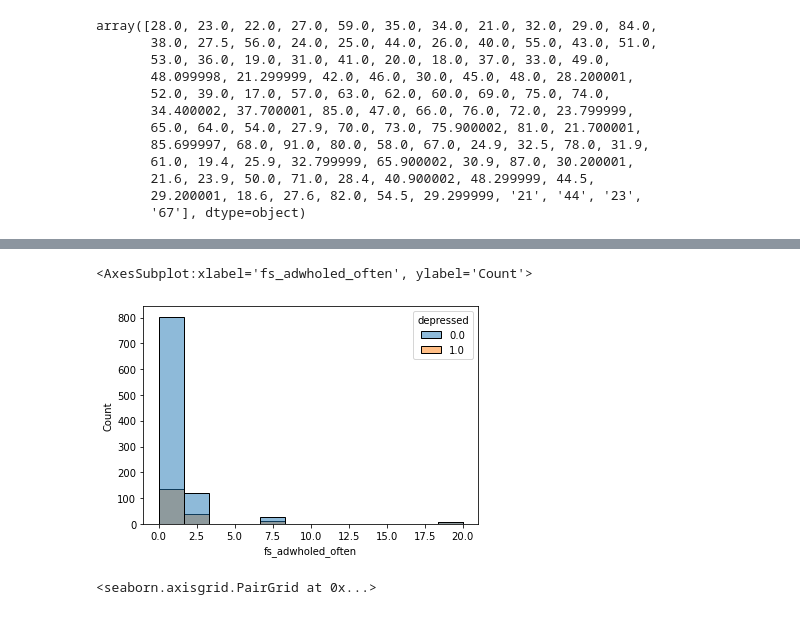
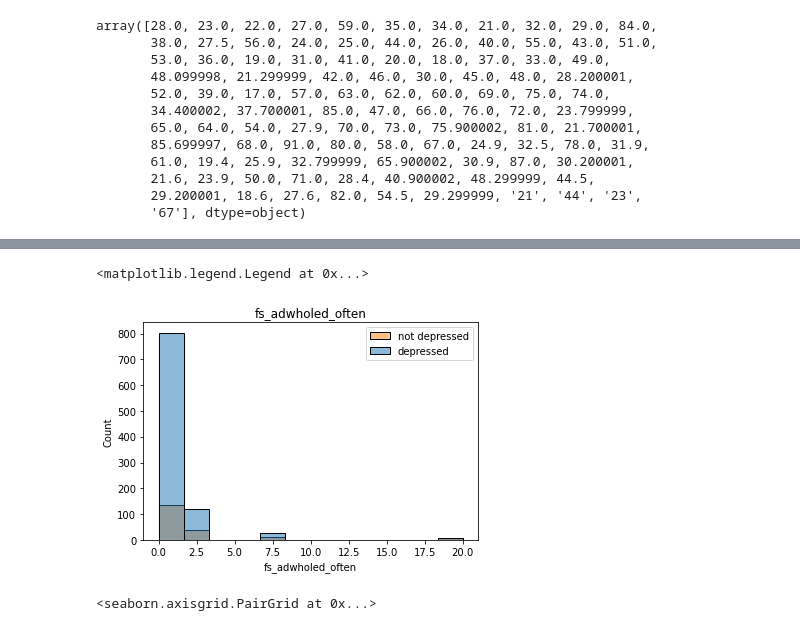
Before and after one commit to kstrickland680/depression, a Jupyter notebook: Depression.ipynb, the cells around one changed output, grey strips where cells are left out. Saved outputs shown, nothing was run; the diff lists cells and outputs as text; code cells hidden in the pictures.

```diff
--- a/Depression.ipynb
+++ b/Depression.ipynb
@@ -642,8 +656,10 @@ sns.histplot(x='age',  hue='depressed', stat='count', data=df)
 # %%
 sns.histplot(x='fs_adwholed_often',  hue='depressed', stat='count', data=df)
+plt.title('fs_adwholed_often')
+plt.legend(['not depressed', 'depressed'])
 # %% [output]
-<AxesSubplot:xlabel='fs_adwholed_often', ylabel='Count'>
+<matplotlib.legend.Legend at 0x...>
-[figure, old version]
+[figure, new version]
 # %%
 sns.pairplot(df, x_vars=['age', 'married', 'children', 'femaleres'],
             y_vars=['age', 'married', 'children', 'femaleres'],
```
Also changed, not shown: parts of 40 cells of this notebook, 5 other files.
